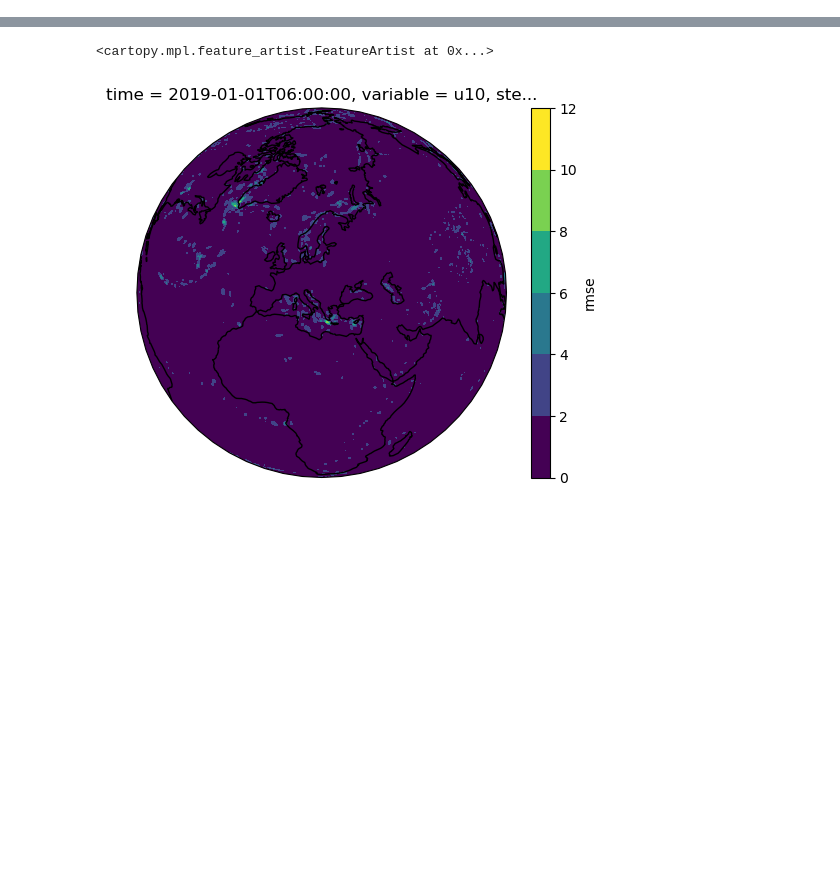
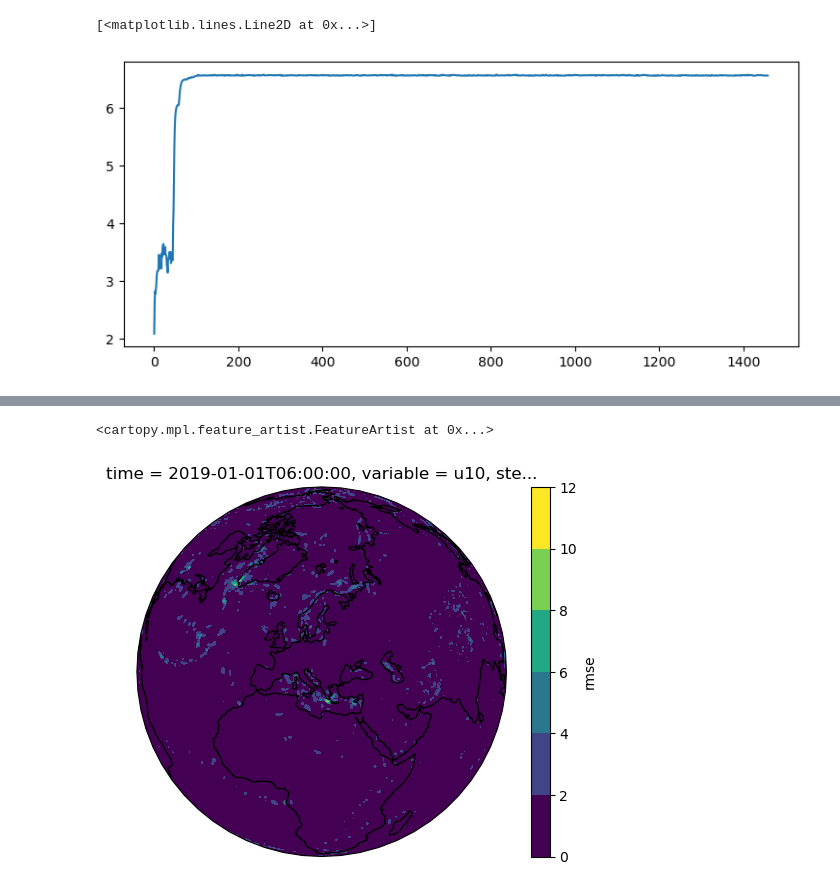
Before and after one commit to Slusny/Modulated-Spherical-Fourier-Neural-Operator, a Jupyter notebook: Modelskill.ipynb, the cells around one changed output, grey strips where cells are left out. Saved outputs shown, nothing was run; the diff lists cells and outputs as text; code cells hidden in the pictures; blank space fills up the shorter version.

```diff
--- a/Modelskill.ipynb
+++ b/Modelskill.ipynb
@@ -15,0 +51,5 @@ timestp = "20240201-1307"
+# %%
+plt.plot(np.log(max_fcn))
+# %% [output]
+[<matplotlib.lines.Line2D at 0x...>]
+[figure, added]
```
Also changed, not shown: parts of 26 cells of this notebook.
